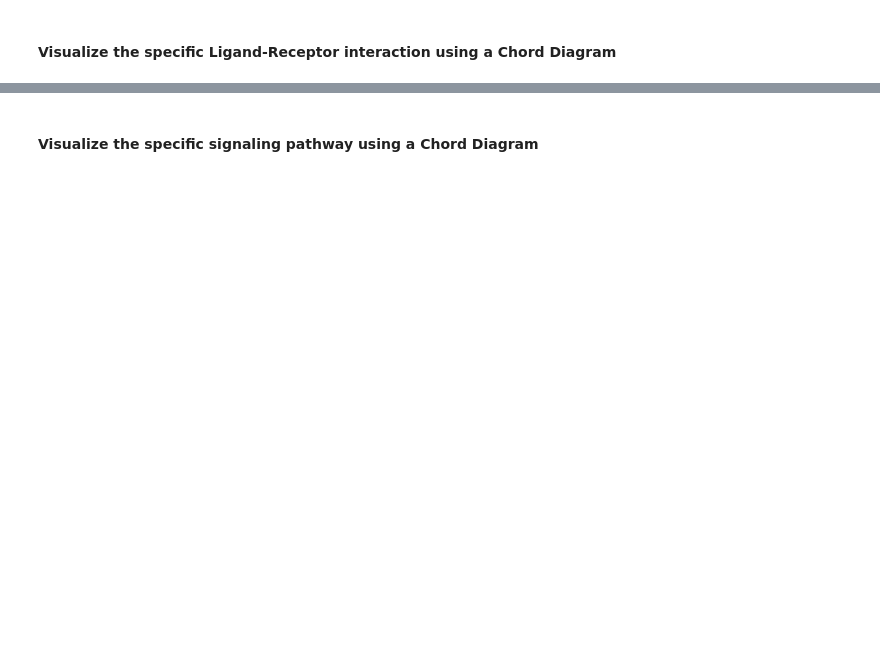
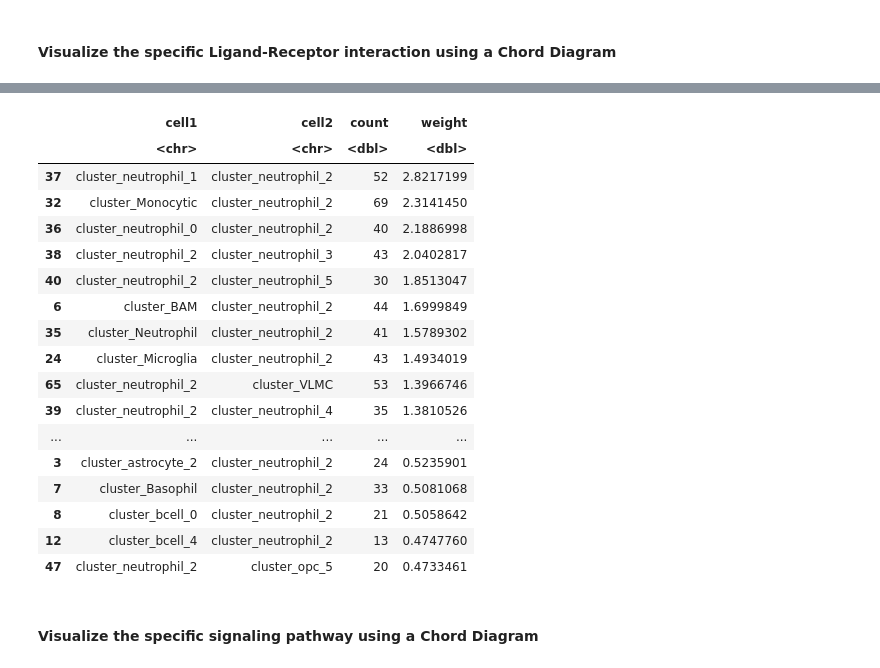
Before and after one commit to sungjune222/protocols, a Jupyter notebook: notebooks/cellchat.ipynb, the cells around one changed output, grey strips where cells are left out. Saved outputs shown, nothing was run; the diff lists cells and outputs as text; code cells hidden in the pictures; blank space fills up the shorter version.

```diff
--- a/notebooks/cellchat.ipynb
+++ b/notebooks/cellchat.ipynb
@@ -38,3 +68,22 @@ cellchat_dir <- file.path(cellchat_dir, base_name)
+# %%
+rds_file <- "nimlab_0421_cellchat.rds"
+group_key <- "cell"
+
+invisible(
+  suppressPackageStartupMessages({
+    library(circlize)
+    library(dotenv)
+    library(rprojroot)
+    library(CellChat)
+    library(ComplexHeatmap)
+  })
+)
+
+base_name <- tools::file_path_sans_ext(rds_file)
+cellchat_dir <- get_env_dir("CELLCHAT")
+cellchat_dir <- file.path(cellchat_dir, base_name)
+
+cellchat <- readRDS(file.path(cellchat_dir, rds_file))
 # %% [markdown]
 #### Visualize the specific Ligand-Receptor interaction using a Chord Diagram
 # %%
@@ -60,0 +112,55 @@ cellchat@net$LRs
+# %%
+remove_groups <- c("cluster_PNSNeuron", "cluster_Schwann", "cluster_Osteoclast")
+target_groups <- c("cluster_neutrophil_2")
+
+group_order <- sort(levels(cellchat@idents))
+group_order <- setdiff(group_order, remove_groups)
+
+mat_count <- cellchat@net$count[group_order, group_order, drop = FALSE]
+mat_weight <- cellchat@net$weight[group_order, group_order, drop = FALSE]
+
+pair_count <- as.data.frame(as.table(mat_count), stringsAsFactors = FALSE)
+colnames(pair_count) <- c("source", "target", "count")
+
+pair_weight <- as.data.frame(as.table(mat_weight), stringsAsFactors = FALSE)
+colnames(pair_weight) <- c("source", "target", "weight")
+
+pair_directed <- merge(
+  pair_count,
+  pair_weight,
+  by = c("source", "target")
+)
+
+if (length(target_groups) > 0) {
+  pair_directed <- pair_directed[
+    pair_directed$source %in% target_groups | pair_directed$target %in% target_groups,
+  ]
+}
+
+pair_directed <- pair_directed[
+  pair_directed$count > 0 &
+    pair_directed$source != pair_directed$target,
+]
+
+pair_directed <- pair_directed[
+  order(pair_directed$count, pair_directed$weight, decreasing = TRUE),
+]
+
+pair_undirected <- transform(
+  pair_directed,
+  cell1 = pmin(source, target),
+  cell2 = pmax(source, target)
+)
+
+pair_undirected <- aggregate(
+  cbind(count, weight) ~ cell1 + cell2,
+  data = pair_undirected,
+  FUN = sum
+)
+
+pair_undirected <- pair_undirected[
+  order(pair_undirected$weight, pair_undirected$count, decreasing = TRUE),
+]
+
+head(pair_undirected, 50)
+# %% [output]
@@ -61,3 +168,21 @@ cellchat@net$LRs
+|  | cell1 | cell2 | count | weight |
+|  | <chr> | <chr> | <dbl> | <dbl> |
+| 37 | cluster_neutrophil_1 | cluster_neutrophil_2 | 52 | 2.8217199 |
+| 32 | cluster_Monocytic | cluster_neutrophil_2 | 69 | 2.3141450 |
+| 36 | cluster_neutrophil_0 | cluster_neutrophil_2 | 40 | 2.1886998 |
+| 38 | cluster_neutrophil_2 | cluster_neutrophil_3 | 43 | 2.0402817 |
+| 40 | cluster_neutrophil_2 | cluster_neutrophil_5 | 30 | 1.8513047 |
+| 6 | cluster_BAM | cluster_neutrophil_2 | 44 | 1.6999849 |
+| 35 | cluster_Neutrophil | cluster_neutrophil_2 | 41 | 1.5789302 |
+| 24 | cluster_Microglia | cluster_neutrophil_2 | 43 | 1.4934019 |
+| 65 | cluster_neutrophil_2 | cluster_VLMC | 53 | 1.3966746 |
+| 39 | cluster_neutrophil_2 | cluster_neutrophil_4 | 35 | 1.3810526 |
+| ... | ... | ... | ... | ... |
+| 3 | cluster_astrocyte_2 | cluster_neutrophil_2 | 24 | 0.5235901 |
+| 7 | cluster_Basophil | cluster_neutrophil_2 | 33 | 0.5081068 |
+| 8 | cluster_bcell_0 | cluster_neutrophil_2 | 21 | 0.5058642 |
+| 12 | cluster_bcell_4 | cluster_neutrophil_2 | 13 | 0.4747760 |
+| 47 | cluster_neutrophil_2 | cluster_opc_5 | 20 | 0.4733461 |
 # %%
 interest <- "COL4A2_ITGA3_ITGB1"
 cellchat_lr <- subsetCommunication(cellchat, slot.name = "net")
```
Also changed, not shown: parts of 9 cells of this notebook, 34 other files.
